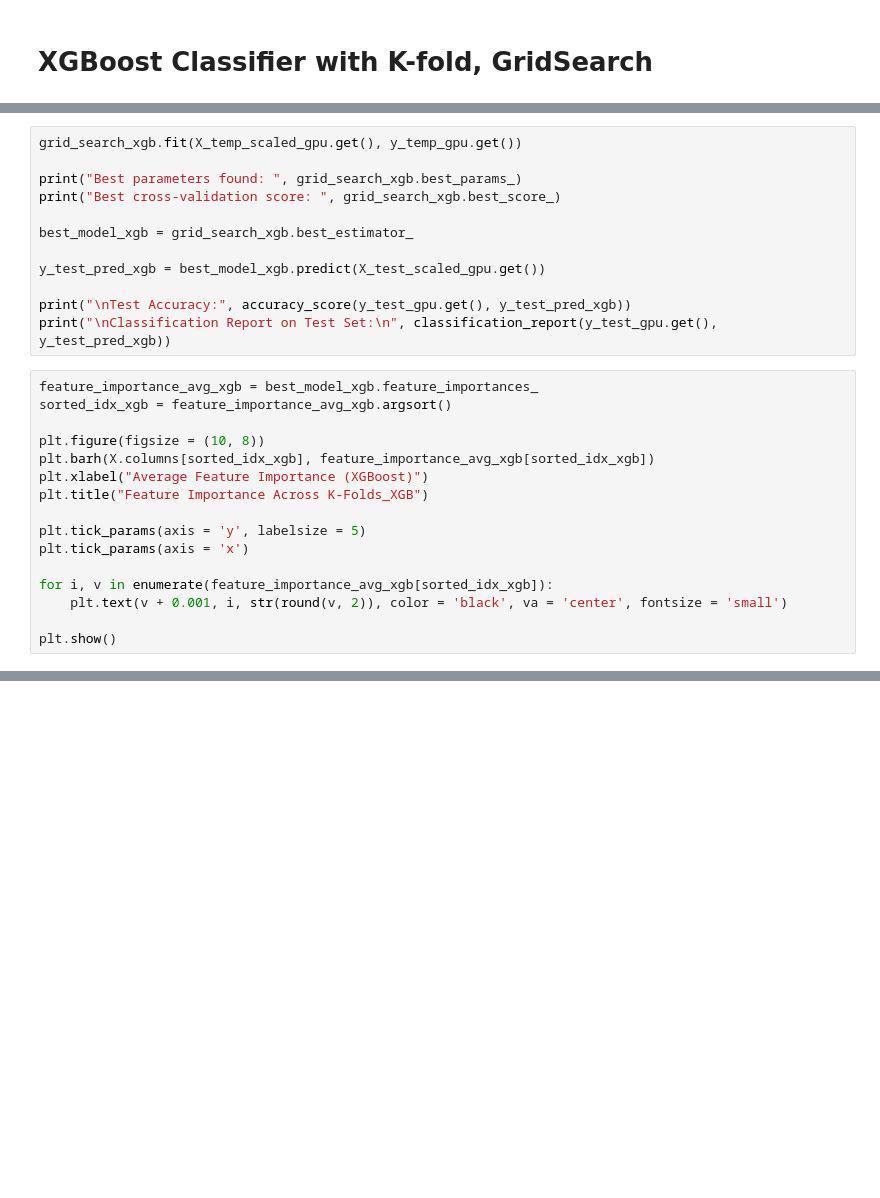
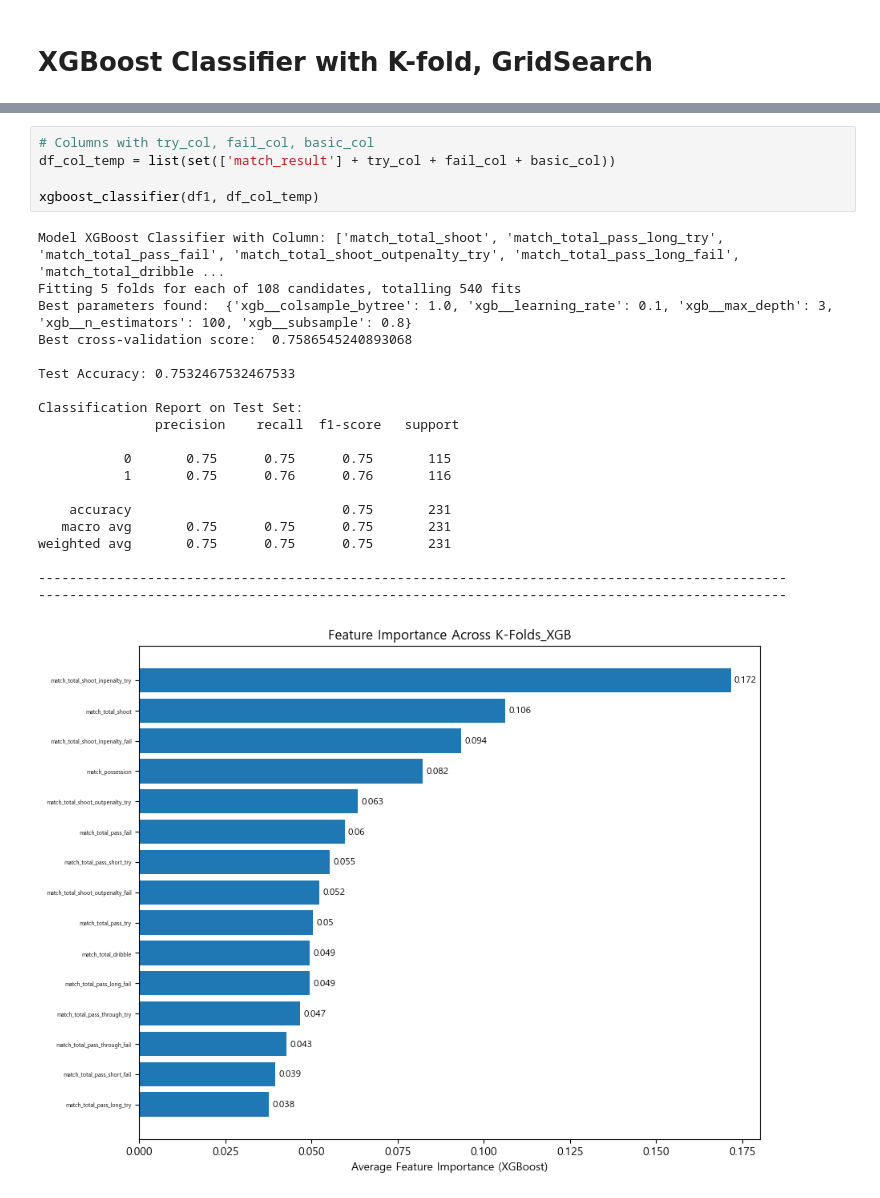
Before and after one commit to dohyun96305/Side_Proj_FCO, a Jupyter notebook: temp_folder/Jupyter_Notebook/modeling_match_user.ipynb, the cells around one changed output, grey strips where cells are left out. Saved outputs shown, nothing was run; the diff lists cells and outputs as text; blank space fills up the shorter version.

```diff
--- a/temp_folder/Jupyter_Notebook/modeling_match_user.ipynb
+++ b/temp_folder/Jupyter_Notebook/modeling_match_user.ipynb
@@ -246,28 +272,0 @@ grid_search_xgb = GridSearchCV(estimator = model_xgb,
-# %%
-grid_search_xgb.fit(X_temp_scaled_gpu.get(), y_temp_gpu.get())
-
-print("Best parameters found: ", grid_search_xgb.best_params_)
-print("Best cross-validation score: ", grid_search_xgb.best_score_)
-
-best_model_xgb = grid_search_xgb.best_estimator_
-
-y_test_pred_xgb = best_model_xgb.predict(X_test_scaled_gpu.get())
-
-print("\nTest Accuracy:", accuracy_score(y_test_gpu.get(), y_test_pred_xgb))
-print("\nClassification Report on Test Set:\n", classification_report(y_test_gpu.get(), y_test_pred_xgb))
-# %%
-feature_importance_avg_xgb = best_model_xgb.feature_importances_
-sorted_idx_xgb = feature_importance_avg_xgb.argsort()
-
-plt.figure(figsize = (10, 8))
-plt.barh(X.columns[sorted_idx_xgb], feature_importance_avg_xgb[sorted_idx_xgb])
-plt.xlabel("Average Feature Importance (XGBoost)")
-plt.title("Feature Importance Across K-Folds_XGB")
-
-plt.tick_params(axis = 'y', labelsize = 5)
-plt.tick_params(axis = 'x')
-
-for i, v in enumerate(feature_importance_avg_xgb[sorted_idx_xgb]):
-    plt.text(v + 0.001, i, str(round(v, 2)), color = 'black', va = 'center', fontsize = 'small')
-
-plt.show()
@@ -285,0 +372,26 @@ plt.show()
+# %%
+# Columns with try_col, fail_col, basic_col
+df_col_temp = list(set(['match_result'] + try_col + fail_col + basic_col))
+
+xgboost_classifier(df1, df_col_temp)
+# %% [output]
+Model XGBoost Classifier with Column: ['match_total_shoot', 'match_total_pass_long_try', 'match_total_pass_fail', 'match_total_shoot_outpenalty_try', 'match_total_pass_long_fail', 'match_total_dribble ...
+Fitting 5 folds for each of 108 candidates, totalling 540 fits
+Best parameters found:  {'xgb__colsample_bytree': 1.0, 'xgb__learning_rate': 0.1, 'xgb__max_depth': 3, 'xgb__n_estimators': 100, 'xgb__subsample': 0.8}
+Best cross-validation score:  0.7586545240893068
+
+Test Accuracy: 0.7532467532467533
+
+Classification Report on Test Set:
+               precision    recall  f1-score   support
+
+           0       0.75      0.75      0.75       115
+           1       0.75      0.76      0.76       116
+
+    accuracy                           0.75       231
+   macro avg       0.75      0.75      0.75       231
+weighted avg       0.75      0.75      0.75       231
+
+------------------------------------------------------------------------------------------------
+------------------------------------------------------------------------------------------------
+[figure, added]
```
Also changed, not shown: parts of 15 cells of this notebook.
